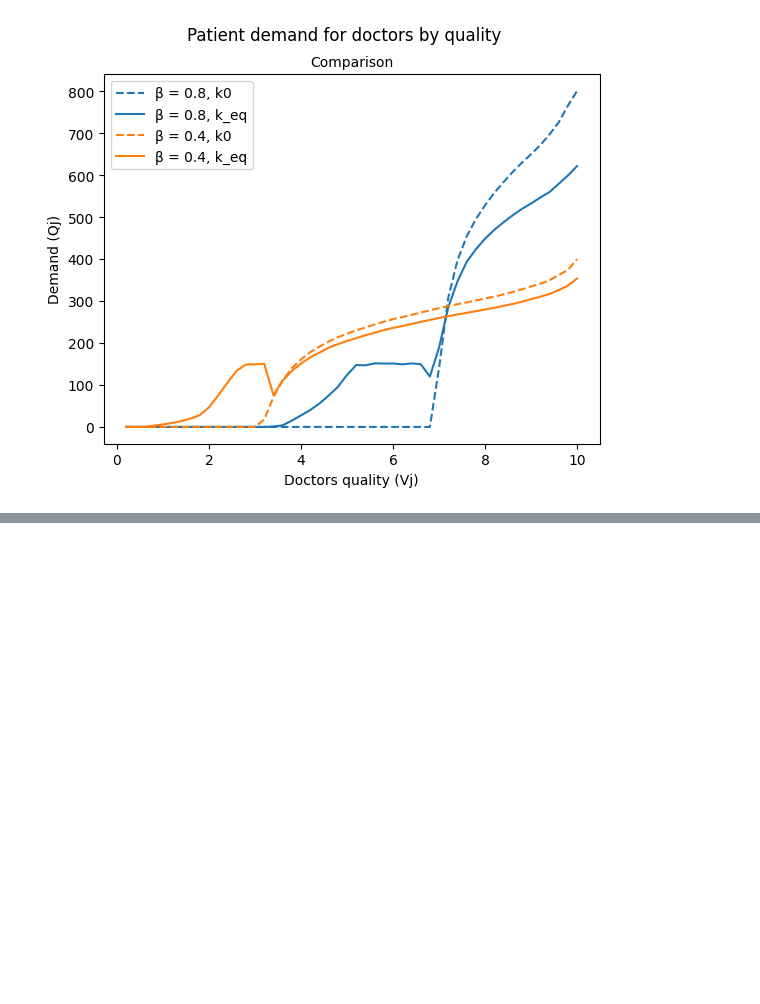
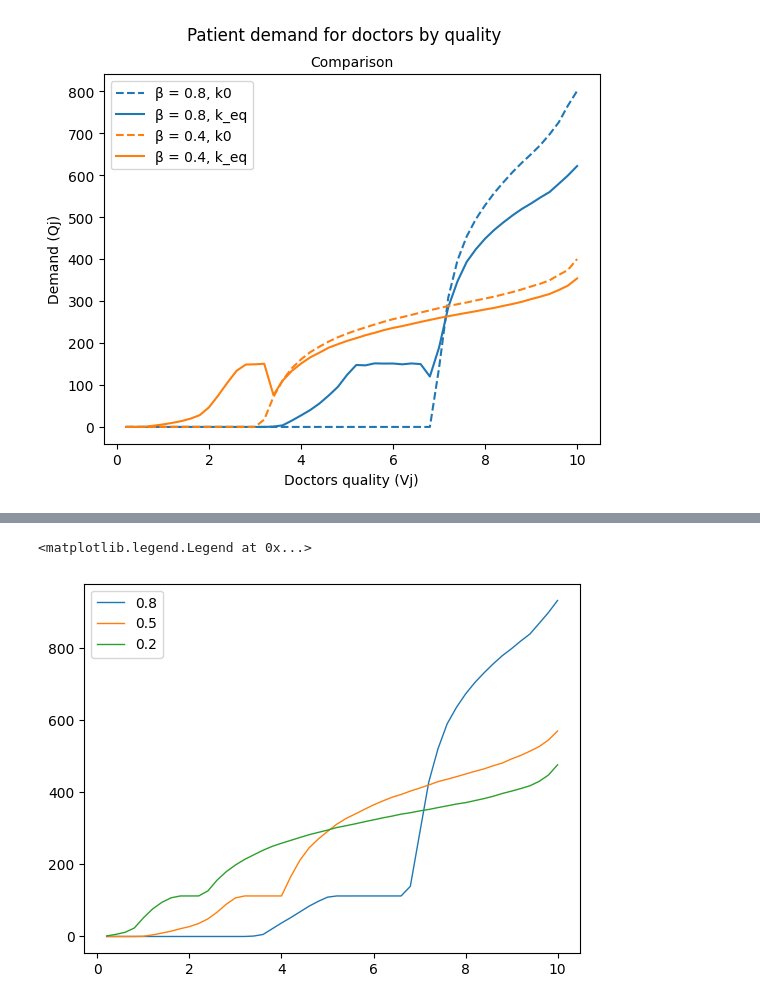
Before and after one commit to LeonTagle/Thesis-Models, a Jupyter notebook: Models.ipynb, the cells around one changed output, grey strips where cells are left out. Saved outputs shown, nothing was run; the diff lists cells and outputs as text; code cells hidden in the pictures; blank space fills up the shorter version.

```diff
--- a/Models.ipynb
+++ b/Models.ipynb
@@ -834,0 +1091,13 @@ Two decimal convergence achieved in 4 iterations.
+# %%
+k1 = np.array(k_results[0])
+k2 = np.array(k_results[1])
+k3 = np.array(k_results[2])
+k4 = np.array(k_results[3])
+# %%
+plt.plot(V_example, SearchEq(I, F, G, t, 0.8, R, P, V_example, SchnellSearch).utility(k2), label="0.8", linewidth=1)
+plt.plot(V_example, SearchEq(I, F, G, t, 0.5, R, P, V_example, SchnellSearch).utility(k3), label="0.5", linewidth=1)
+plt.plot(V_example, SearchEq(I, F, G, t, 0.2, R, P, V_example, SchnellSearch).utility(k4), label="0.2", linewidth=1)
+plt.legend()
+# %% [output]
+<matplotlib.legend.Legend at 0x...>
+[figure, added]
```
Also changed, not shown: parts of 43 cells of this notebook.
